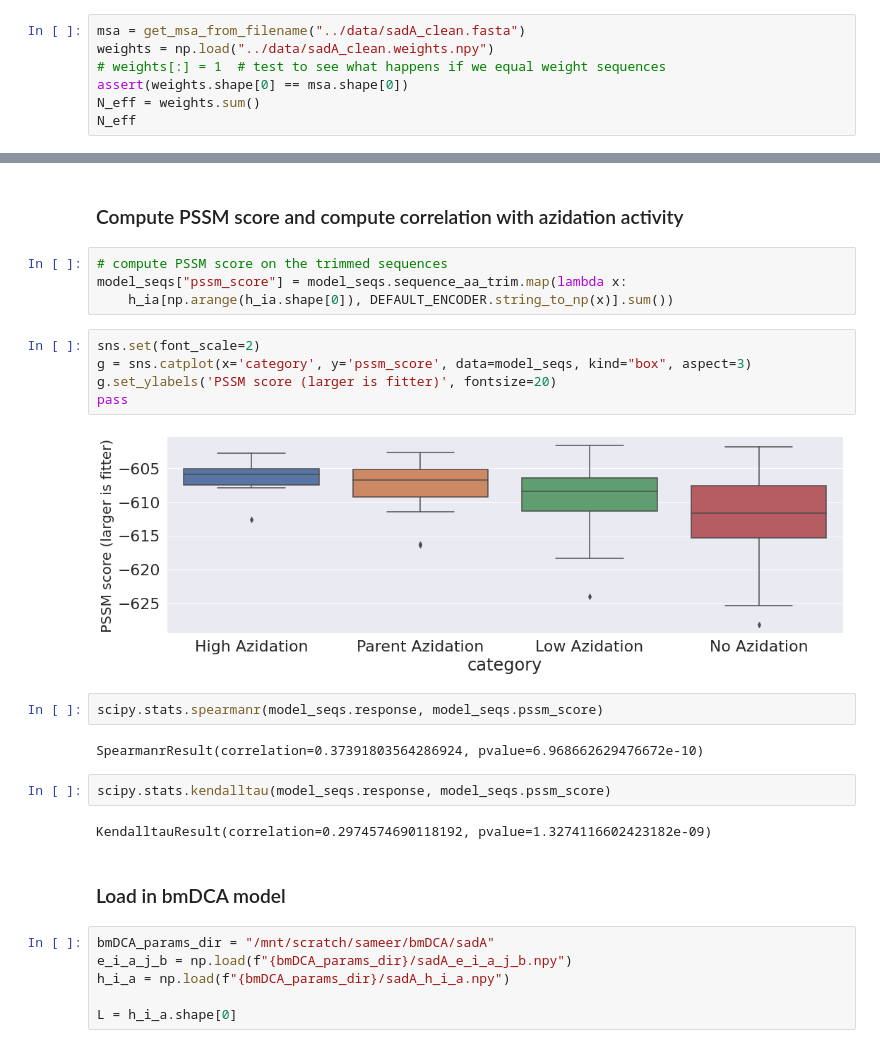
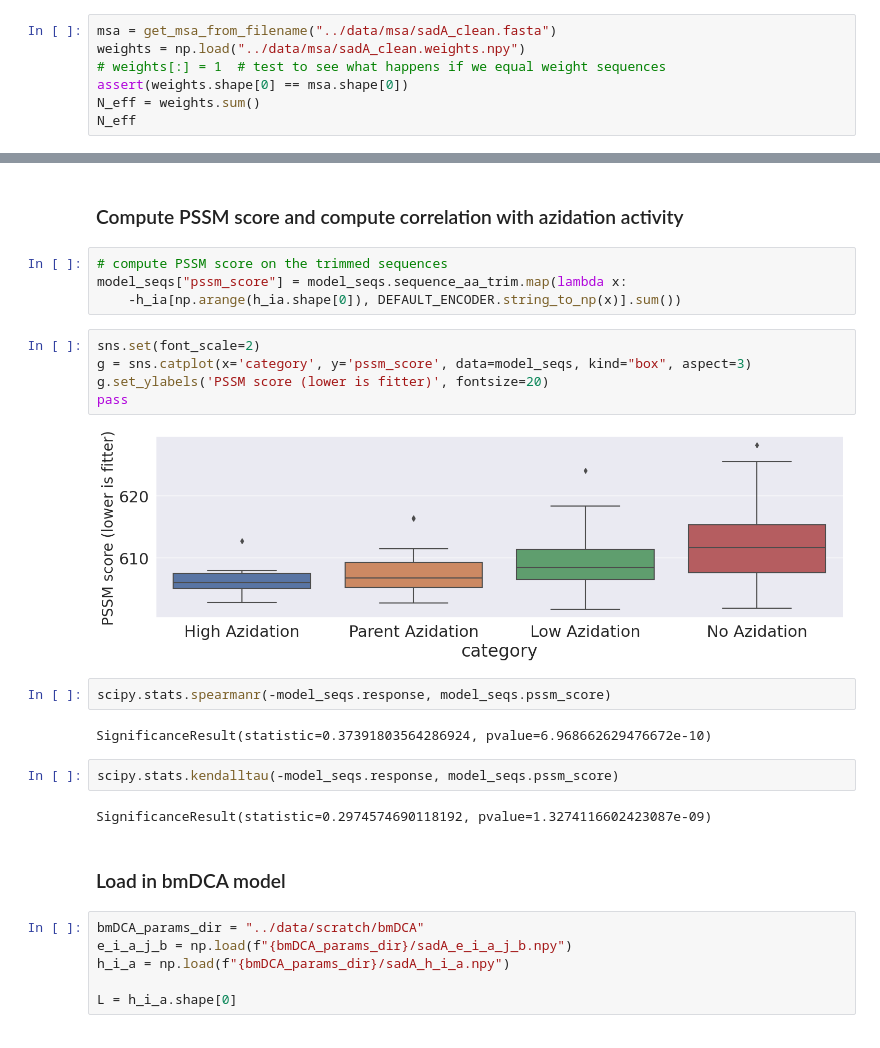
Before and after one commit to RomeroLab/sadx-latent-function, a Jupyter notebook: projects/Biochemical_Ordinal/scripts/natural_seqs_pssm_dca.ipynb, the cells around one changed output, grey strips where cells are left out. Cells and saved outputs as stored; diff of their text form.

Commit message:
Correlations with pssm and dca for activity data

```diff
--- a/projects/Biochemical_Ordinal/scripts/natural_seqs_pssm_dca.ipynb
+++ b/projects/Biochemical_Ordinal/scripts/natural_seqs_pssm_dca.ipynb
@@ -34,8 +34,8 @@ from protein_utils.energy.potts import energy_calc_msa, energy_calc_single
 
 The fasta file is an alignment and the weights are computed with a theta cutoff of 0.8 (i.e counting sequences with a hamming distance 0.2)
 # %%
-msa = get_msa_from_filename("../data/sadA_clean.fasta")
-weights = np.load("../data/sadA_clean.weights.npy")
+msa = get_msa_from_filename("../data/msa/sadA_clean.fasta")
+weights = np.load("../data/msa/sadA_clean.weights.npy")
 # weights[:] = 1  # test to see what happens if we equal weight sequences
 assert(weights.shape[0] == msa.shape[0])
 N_eff = weights.sum()
@@ -130,26 +130,26 @@ KendalltauResult(correlation=-0.3403675022624173, pvalue=1.5454720264369515e-10)
 # %%
 # compute PSSM score on the trimmed sequences
 model_seqs["pssm_score"] = model_seqs.sequence_aa_trim.map(lambda x:
-    h_ia[np.arange(h_ia.shape[0]), DEFAULT_ENCODER.string_to_np(x)].sum())
+    -h_ia[np.arange(h_ia.shape[0]), DEFAULT_ENCODER.string_to_np(x)].sum())
 # %%
 sns.set(font_scale=2)
 g = sns.catplot(x='category', y='pssm_score', data=model_seqs, kind="box", aspect=3)
-g.set_ylabels('PSSM score (larger is fitter)', fontsize=20)
+g.set_ylabels('PSSM score (lower is fitter)', fontsize=20)
 pass
 # %% [output]
-[figure, old version]
+[figure, new version]
 # %%
-scipy.stats.spearmanr(model_seqs.response, model_seqs.pssm_score)
+scipy.stats.spearmanr(-model_seqs.response, model_seqs.pssm_score)
 # %% [output]
-SpearmanrResult(correlation=0.37391803564286924, pvalue=6.968662629476672e-10)
+SignificanceResult(statistic=0.37391803564286924, pvalue=6.968662629476672e-10)
 # %%
-scipy.stats.kendalltau(model_seqs.response, model_seqs.pssm_score)
+scipy.stats.kendalltau(-model_seqs.response, model_seqs.pssm_score)
 # %% [output]
-KendalltauResult(correlation=0.2974574690118192, pvalue=1.3274116602423182e-09)
+SignificanceResult(statistic=0.2974574690118192, pvalue=1.3274116602423087e-09)
 # %% [markdown]
 ### Load in bmDCA model
 # %%
-bmDCA_params_dir = "/mnt/scratch/sameer/bmDCA/sadA"
+bmDCA_params_dir = "../data/scratch/bmDCA"
 e_i_a_j_b = np.load(f"{bmDCA_params_dir}/sadA_e_i_a_j_b.npy")
 h_i_a = np.load(f"{bmDCA_params_dir}/sadA_h_i_a.npy")
 
```
Also changed, not shown: parts of 22 cells of this notebook, 3 other files.
